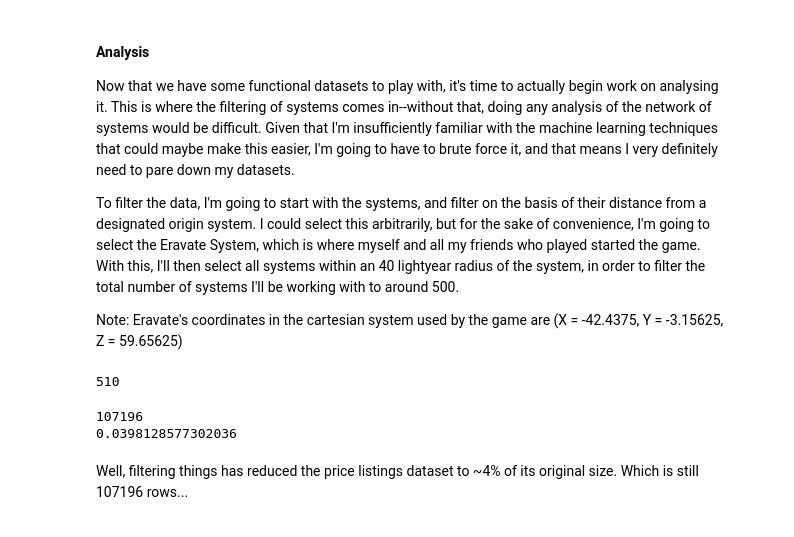
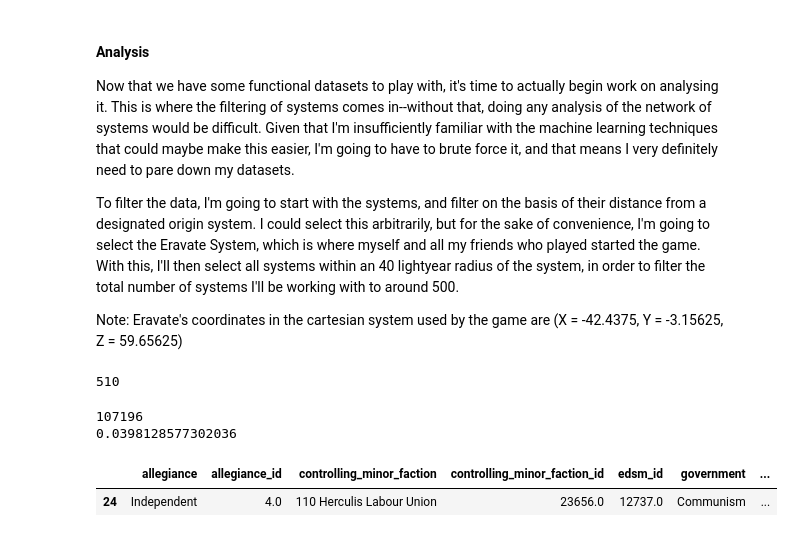
Before and after one commit to LutherCSMiller/finalproject-bunkas01, a Jupyter notebook: final_project.ipynb, the cells around one changed output. Cells and saved outputs as stored; diff of their text form; code cells hidden in the pictures.

```diff
--- a/final_project.ipynb
+++ b/final_project.ipynb
@@ -134,5 +141,8 @@ print(len(price_data_filtered) / 2692497)
 # %% [output]
 107196
 0.0398128577302036
-# %% [markdown]
-Well, filtering things has reduced the price listings dataset to ~4% of its original size. Which is still 107196 rows...
+# %%
+system_data_filtered.head(1)
+# %% [output]
+|  | allegiance | allegiance_id | controlling_minor_faction | controlling_minor_faction_id | edsm_id | government | ... |
+| 24 | Independent | 4.0 | 110 Herculis Labour Union | 23656.0 | 12737.0 | Communism | ... |
```
Also changed, not shown: parts of 7 cells of this notebook.
